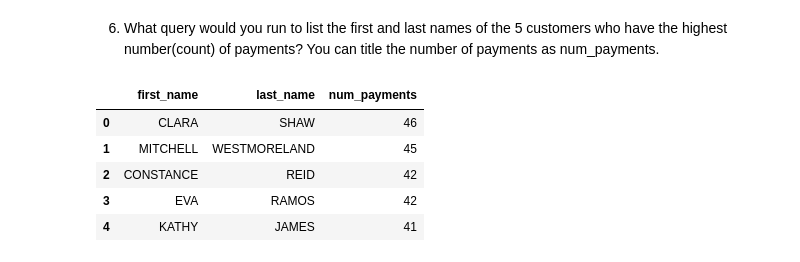
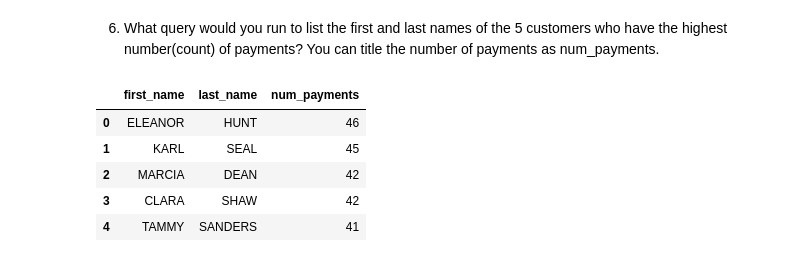
Before and after one commit to joshlensing/Sakila-Core-Assignment, a Jupyter notebook: Queries - Salika Core.ipynb, the cells around one changed output. Cells and saved outputs as stored; diff of their text form; code cells hidden in the pictures.

```diff
--- a/Queries - Salika Core.ipynb
+++ b/Queries - Salika Core.ipynb
@@ -94,18 +137,18 @@ pd.read_sql(q, engine)
 # %% [markdown]
 6. What query would you run to list the first and last names of the 5 customers who have the highest number(count) of payments? You can title the number of payments as num_payments.
 # %%
-q = """SELECT c.first_name, c.last_name, COUNT(p.amount) as num_payments
+q = """SELECT c.first_name, c.last_name, COUNT(p.payment_id) as num_payments
 FROM customer as c
 JOIN payment as p
-ON c.address_id = p.customer_id
-GROUP BY c.first_name, c.last_name
+ON c.customer_id = p.customer_id
+GROUP BY c.customer_id
 ORDER BY num_payments DESC
 LIMIT 5;"""
 pd.read_sql(q, engine)
 # %% [output]
 |  | first_name | last_name | num_payments |
-| 0 | CLARA | SHAW | 46 |
-| 1 | MITCHELL | WESTMORELAND | 45 |
-| 2 | CONSTANCE | REID | 42 |
-| 3 | EVA | RAMOS | 42 |
-| 4 | KATHY | JAMES | 41 |
+| 0 | ELEANOR | HUNT | 46 |
+| 1 | KARL | SEAL | 45 |
+| 2 | MARCIA | DEAN | 42 |
+| 3 | CLARA | SHAW | 42 |
+| 4 | TAMMY | SANDERS | 41 |
```
Also changed, not shown: parts of 4 cells of this notebook.
